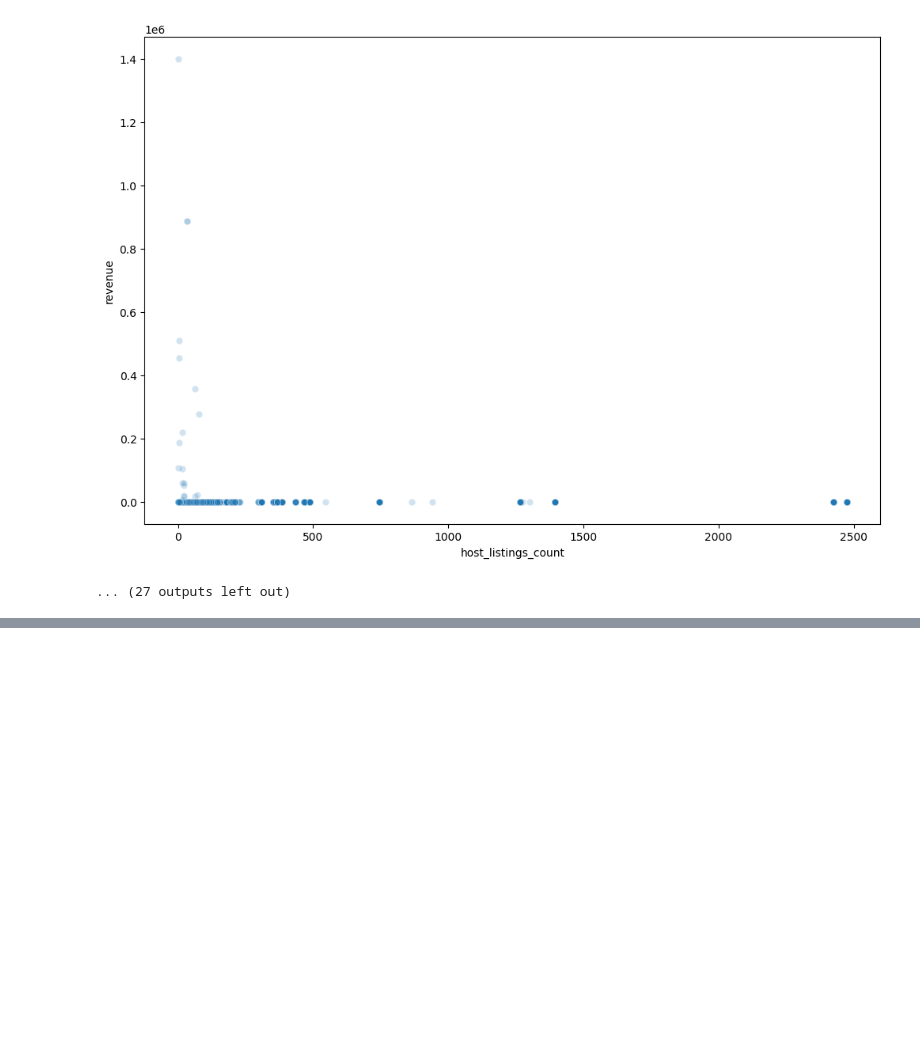
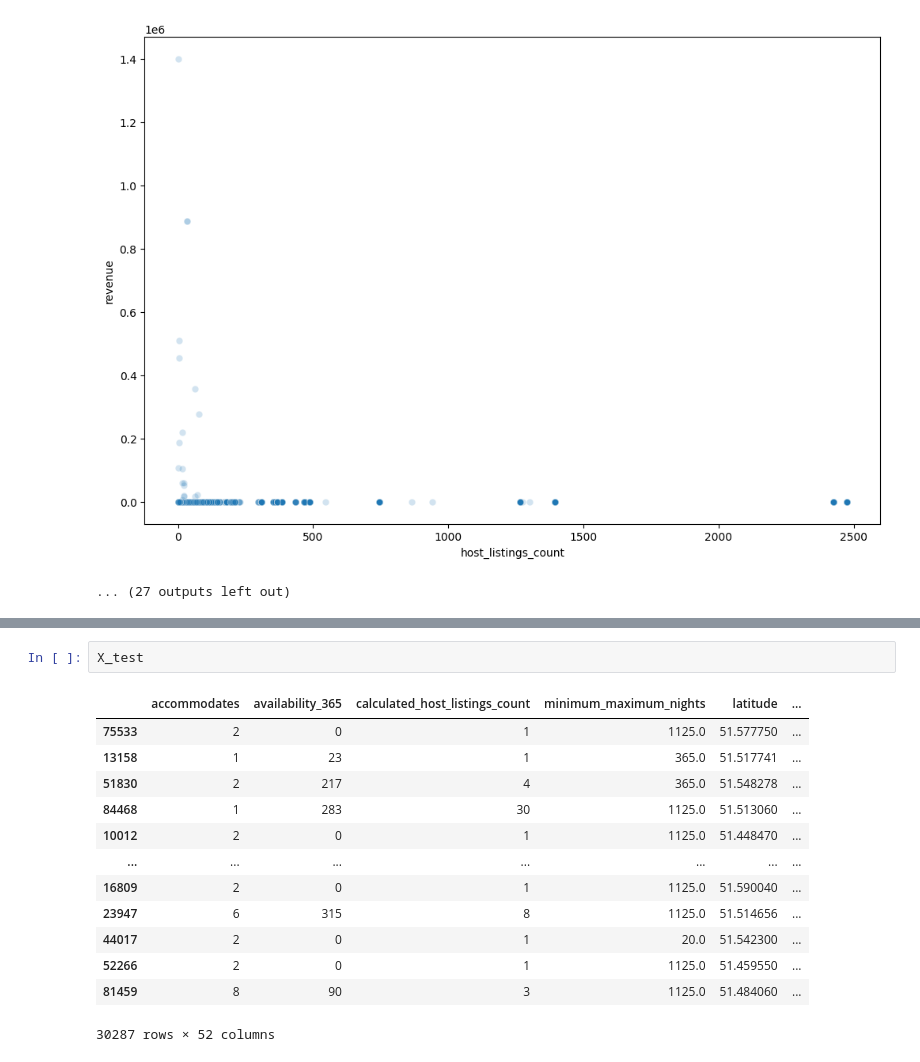
Before and after one commit to HongSeongMo/Airbnb, a Jupyter notebook: Another_copy_of_aribnb4강변수상관관계분석.ipynb, the cells around one changed output, grey strips where cells are left out. Drawn from its saved outputs; the diff is of its cells as text; blank space fills up the shorter version.

```diff
--- a/Another_copy_of_aribnb4강변수상관관계분석.ipynb
+++ b/Another_copy_of_aribnb4강변수상관관계분석.ipynb
@@ -359,0 +401,16 @@ for col in feature_continuous:
+# %%
+X_test
+# %% [output]
+|  | accommodates | availability_365 | calculated_host_listings_count | minimum_maximum_nights | latitude | ... |
+| 75533 | 2 | 0 | 1 | 1125.0 | 51.577750 | ... |
+| 13158 | 1 | 23 | 1 | 365.0 | 51.517741 | ... |
+| 51830 | 2 | 217 | 4 | 365.0 | 51.548278 | ... |
+| 84468 | 1 | 283 | 30 | 1125.0 | 51.513060 | ... |
+| 10012 | 2 | 0 | 1 | 1125.0 | 51.448470 | ... |
+| ... | ... | ... | ... | ... | ... | ... |
+| 16809 | 2 | 0 | 1 | 1125.0 | 51.590040 | ... |
+| 23947 | 6 | 315 | 8 | 1125.0 | 51.514656 | ... |
+| 44017 | 2 | 0 | 1 | 20.0 | 51.542300 | ... |
+| 52266 | 2 | 0 | 1 | 1125.0 | 51.459550 | ... |
+| 81459 | 8 | 90 | 3 | 1125.0 | 51.484060 | ... |
+30287 rows × 52 columns
```
Also changed, not shown: parts of 7 cells of this notebook.
